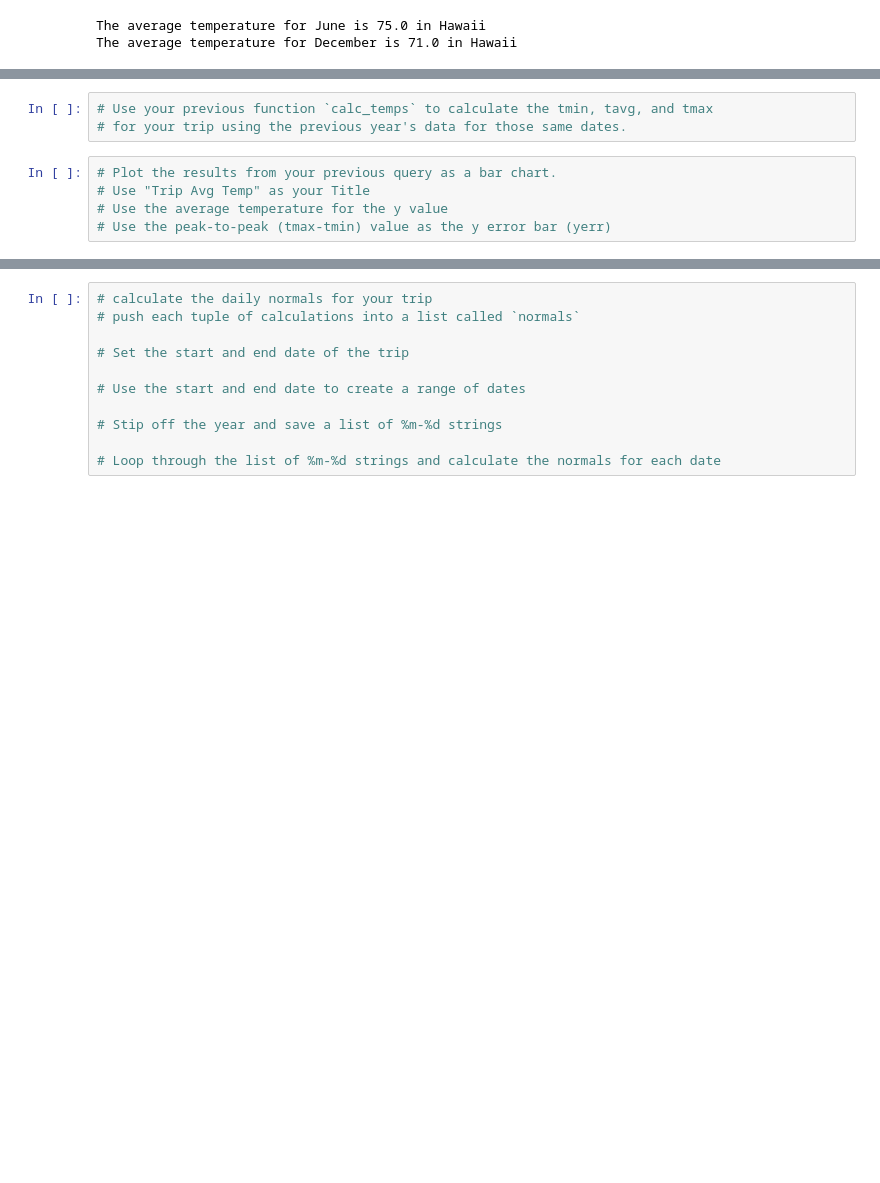
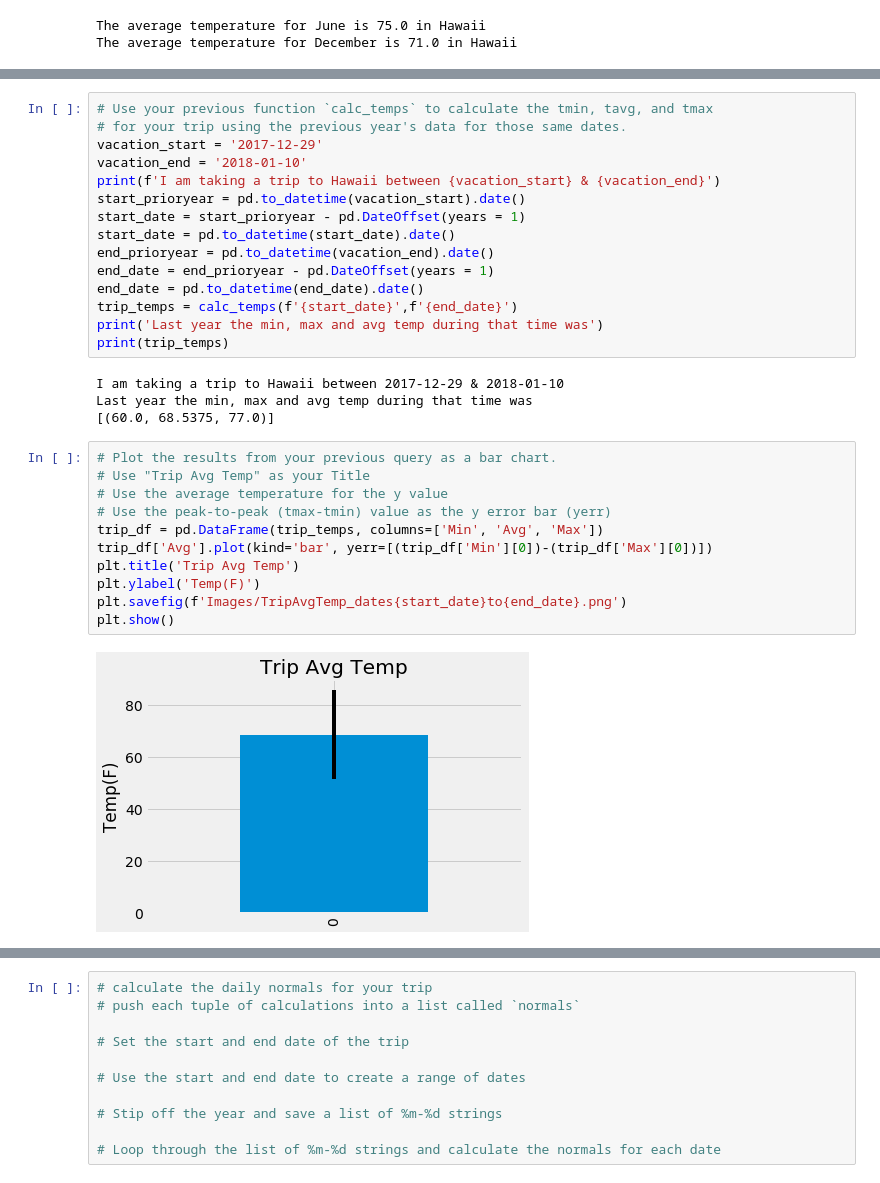
Before and after one commit to tylerspck/sqlalchemy-challenge, a Jupyter notebook: climate_starter.ipynb, the cells around one changed output, grey strips where cells are left out. Cells and saved outputs as stored; diff of their text form; blank space fills up the shorter version.

```diff
--- a/climate_starter.ipynb
+++ b/climate_starter.ipynb
@@ -205,11 +208,35 @@ print(calc_temps('2012-02-28', '2012-03-05'))
-# %%
-# Use your previous function `calc_temps` to calculate the tmin, tavg, and tmax
-# for your trip using the previous year's data for those same dates.
+# %%
+# Use your previous function `calc_temps` to calculate the tmin, tavg, and tmax
+# for your trip using the previous year's data for those same dates.
+vacation_start = '2017-12-29'
+vacation_end = '2018-01-10'
+print(f'I am taking a trip to Hawaii between {vacation_start} & {vacation_end}')
+start_prioryear = pd.to_datetime(vacation_start).date()
+start_date = start_prioryear - pd.DateOffset(years = 1)
+start_date = pd.to_datetime(start_date).date()
+end_prioryear = pd.to_datetime(vacation_end).date()
+end_date = end_prioryear - pd.DateOffset(years = 1)
+end_date = pd.to_datetime(end_date).date()
+trip_temps = calc_temps(f'{start_date}',f'{end_date}')
+print('Last year the min, max and avg temp during that time was')
+print(trip_temps)
+# %% [output]
+I am taking a trip to Hawaii between 2017-12-29 & 2018-01-10
+Last year the min, max and avg temp during that time was
+[(60.0, 68.5375, 77.0)]
 # %%
 # Plot the results from your previous query as a bar chart.
 # Use "Trip Avg Temp" as your Title
 # Use the average temperature for the y value
 # Use the peak-to-peak (tmax-tmin) value as the y error bar (yerr)
+trip_df = pd.DataFrame(trip_temps, columns=['Min', 'Avg', 'Max'])
+trip_df['Avg'].plot(kind='bar', yerr=[(trip_df['Min'][0])-(trip_df['Max'][0])])
+plt.title('Trip Avg Temp')
+plt.ylabel('Temp(F)')
+plt.savefig(f'Images/TripAvgTemp_dates{start_date}to{end_date}.png')
+plt.show()
+# %% [output]
+[figure, added]
 # %%
 # Calculate the total amount of rainfall per weather station for your trip dates using the previous year's matching dates.
 # Sort this in descending order by precipitation amount and list the station, name, latitude, longitude, and elevation
```
Also changed, not shown: parts of 5 cells of this notebook, 1 other file.
